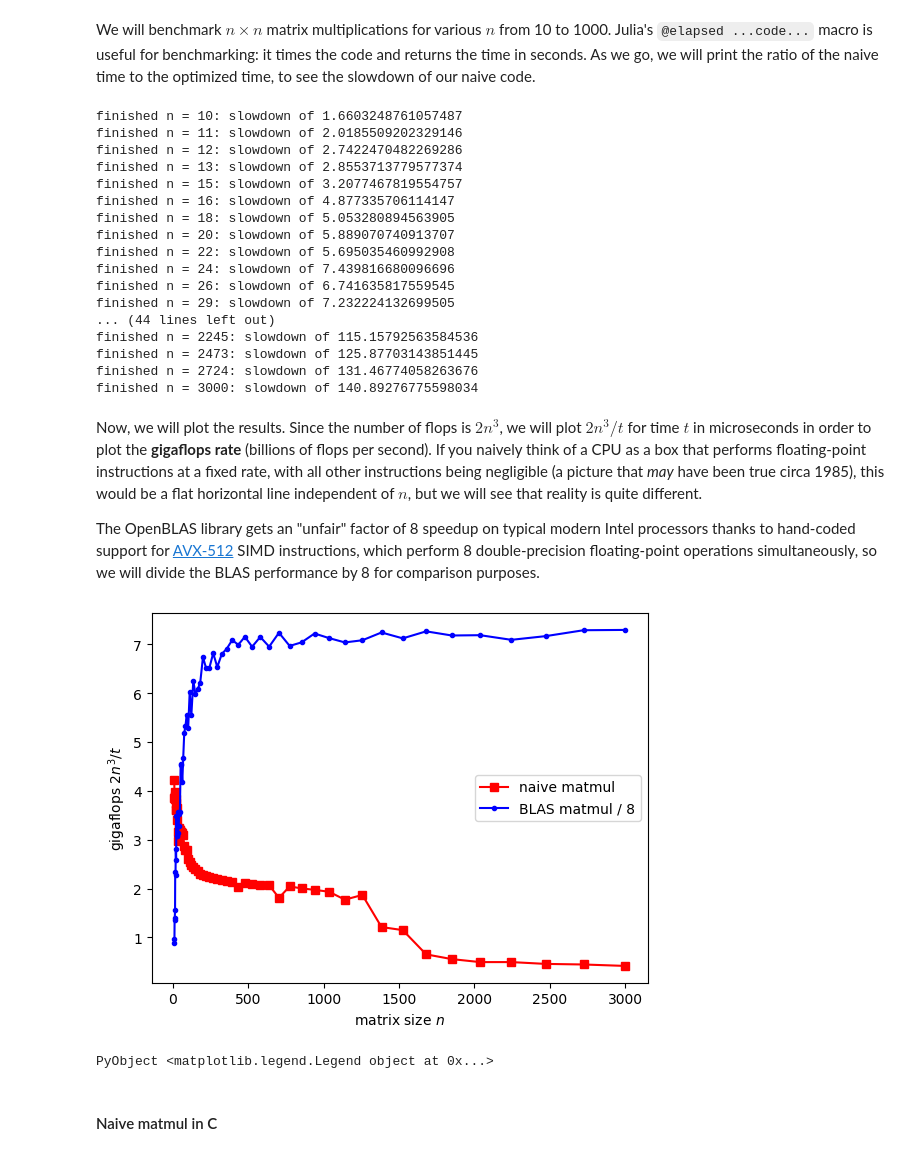
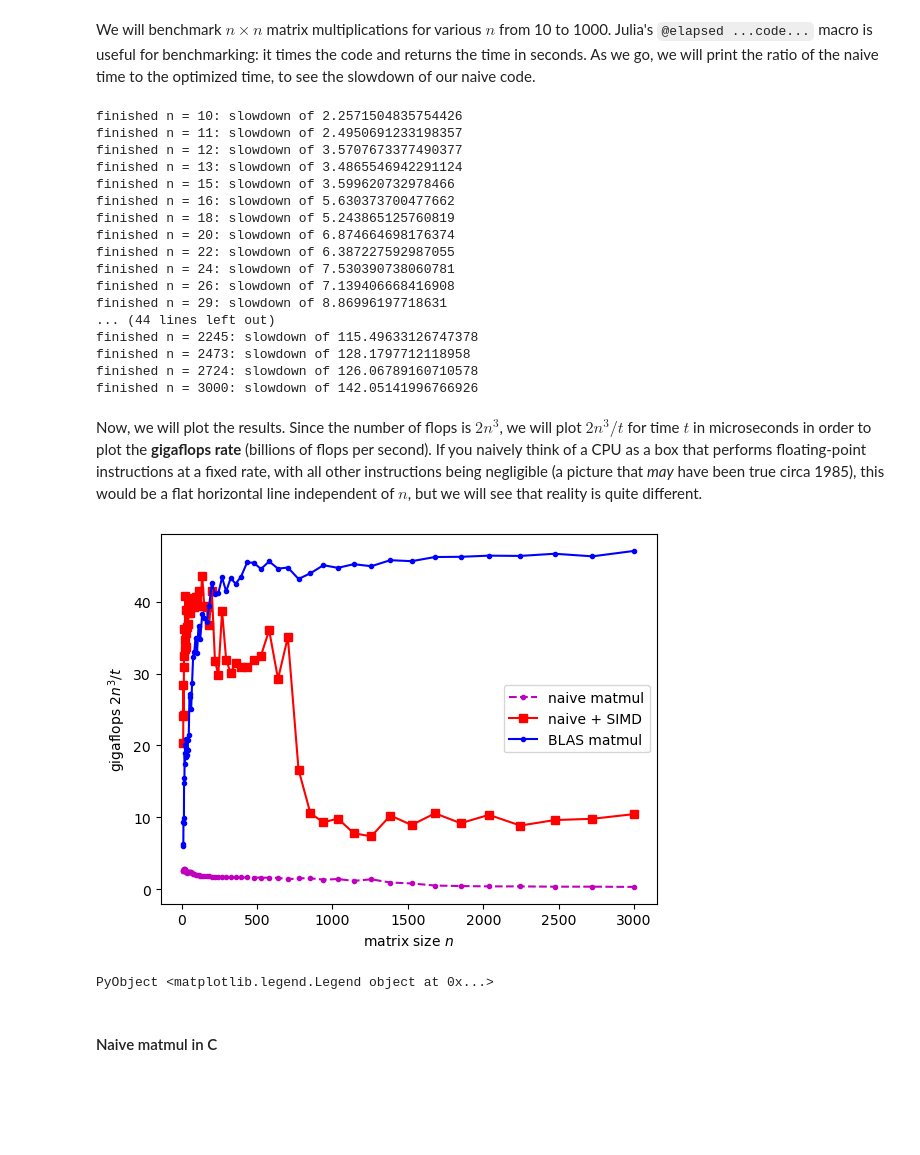
Before and after one commit to mitmath/18335, a Jupyter notebook: notes/Memory-and-Matrices.ipynb, the cells around one changed output. Cells and saved outputs as stored; diff of their text form; code cells hidden in the pictures; blank space fills up the shorter version.

```diff
--- a/notes/Memory-and-Matrices.ipynb
+++ b/notes/Memory-and-Matrices.ipynb
@@ -87,6 +131,7 @@ We will benchmark $n \times n$ matrix multiplications for various $n$ from 10 to
 N = round.(Int, 10 .^ range(1, log10(3000), length=60))  # 60 sizes from 10 to 3000
 # alternatively, use N = 10:1000 to see some interesting patterns due to cache associativity etc.
 t = Float64[]
+tv = Float64[]
 t0 = Float64[]
 for n in N
     A = zeros(n,n)
@@ -94,41 +139,41 @@ for n in N
     # preallocate output C so that allocation is not included in timing
     C = zeros(n,n)
     push!(t, @belapsed matmul!($C,$A,$B))
+    push!(tv, @belapsed matmul2!($C,$A,$B))
     push!(t0, @belapsed mul!($C,$A,$B))
     println("finished n = $n: slowdown of ", t[end]/t0[end])
 end
 # %% [output]
-finished n = 10: slowdown of 1.6603248761057487
-finished n = 11: slowdown of 2.0185509202329146
-finished n = 12: slowdown of 2.7422470482269286
-finished n = 13: slowdown of 2.8553713779577374
-finished n = 15: slowdown of 3.2077467819554757
-finished n = 16: slowdown of 4.877335706114147
-finished n = 18: slowdown of 5.053280894563905
-finished n = 20: slowdown of 5.889070740913707
-finished n = 22: slowdown of 5.695035460992908
-finished n = 24: slowdown of 7.439816680096696
-finished n = 26: slowdown of 6.741635817559545
-finished n = 29: slowdown of 7.232224132699505
+finished n = 10: slowdown of 2.2571504835754426
+finished n = 11: slowdown of 2.4950691233198357
+finished n = 12: slowdown of 3.5707673377490377
+finished n = 13: slowdown of 3.4865546942291124
+finished n = 15: slowdown of 3.599620732978466
+finished n = 16: slowdown of 5.630373700477662
+finished n = 18: slowdown of 5.243865125760819
+finished n = 20: slowdown of 6.874664698176374
+finished n = 22: slowdown of 6.387227592987055
+finished n = 24: slowdown of 7.530390738060781
+finished n = 26: slowdown of 7.139406668416908
+finished n = 29: slowdown of 8.86996197718631
 ... (44 lines left out)
-finished n = 2245: slowdown of 115.15792563584536
-finished n = 2473: slowdown of 125.87703143851445
-finished n = 2724: slowdown of 131.46774058263676
-finished n = 3000: slowdown of 140.89276775598034
+finished n = 2245: slowdown of 115.49633126747378
+finished n = 2473: slowdown of 128.1797712118958
+finished n = 2724: slowdown of 126.06789160710578
+finished n = 3000: slowdown of 142.05141996766926
 # %%
 using PyPlot # a plotting library based on Python's Matplotlib
 # %% [markdown]
 Now, we will plot the results.  Since the number of flops is $2n^3$, we will plot $2n^3 / t$ for time $t$ in microseconds in order to plot the **gigaflops rate** (billions of flops per second).  If you naively think of a CPU as a box that performs floating-point instructions at a fixed rate, with all other instructions being negligible (a picture that *may* have been true circa 1985), this would be a flat horizontal line independent of $n$, but we will see that reality is quite different.
-
-The OpenBLAS library gets an "unfair" factor of 8 speedup on typical modern Intel processors thanks to hand-coded support for [AVX-512](https://en.wikipedia.org/wiki/Advanced_Vector_Extensions) SIMD instructions, which perform 8 double-precision floating-point operations simultaneously, so we will divide the BLAS performance by 8 for comparison purposes.
 # %%
-plot(N, 2N.^3 ./ t * 1e-9, "rs-")
-plot(N, 2N.^3 ./ t0 * 1e-9 / 8, "b.-")
+plot(N, 2N.^3 ./ t * 1e-9, "m.--")
+plot(N, 2N.^3 ./ tv * 1e-9, "rs-")
+plot(N, 2N.^3 ./ t0 * 1e-9, "b.-")
 ylabel(L"gigaflops $2n^3/t$")
 xlabel(L"matrix size $n$")
-legend(["naive matmul", "BLAS matmul / 8"], loc="center right")
+legend(["naive matmul", "naive + SIMD", "BLAS matmul"], loc="center right")
 # %% [output]
-[figure, old version]
+[figure, new version]
 PyObject <matplotlib.legend.Legend object at 0x...>
 # %% [markdown]
 #### Naive matmul in C
```
Also changed, not shown: parts of 20 cells of this notebook.
